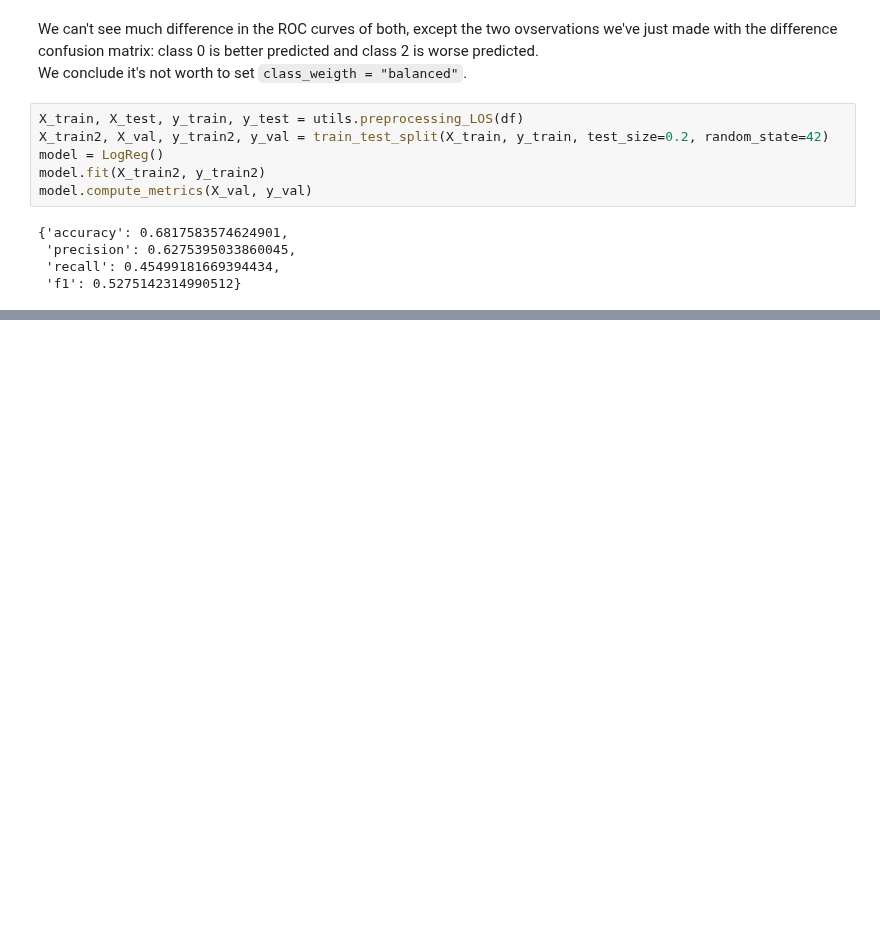
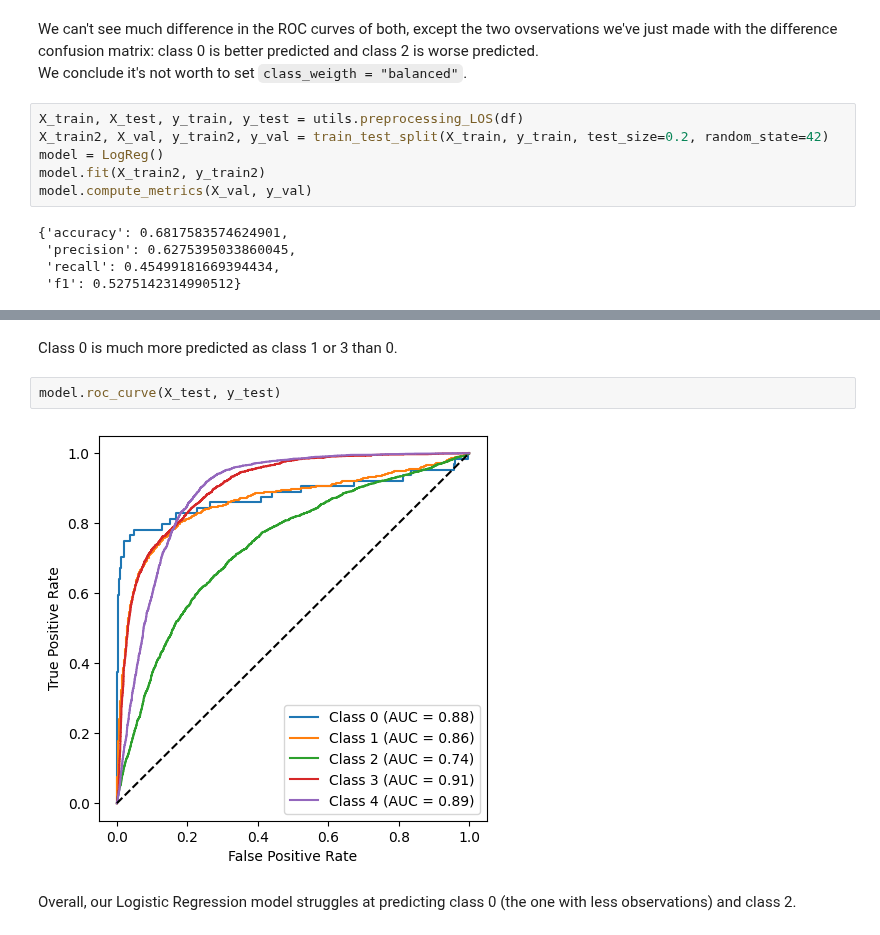
Before and after one commit to Pikurrot/ml-project-uab, a Jupyter notebook: analysis_logreg.ipynb, the cells around one changed output, grey strips where cells are left out. Cells and saved outputs as stored; diff of their text form; blank space fills up the shorter version.

```diff
--- a/analysis_logreg.ipynb
+++ b/analysis_logreg.ipynb
@@ -318,0 +366,8 @@ model.compute_metrics(X_val, y_val)
+# %% [markdown]
+Class 0 is much more predicted as class 1 or 3 than 0.
+# %%
+model.roc_curve(X_test, y_test)
+# %% [output]
+[figure, added]
+# %% [markdown]
+Overall, our Logistic Regression model struggles at predicting class 0 (the one with less observations) and class 2.
```
Also changed, not shown: parts of 6 cells of this notebook.
